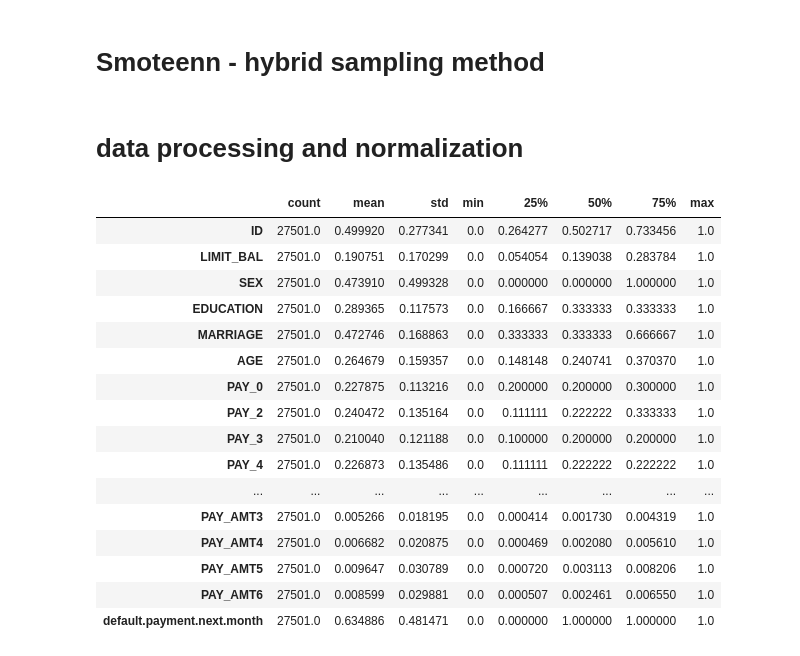
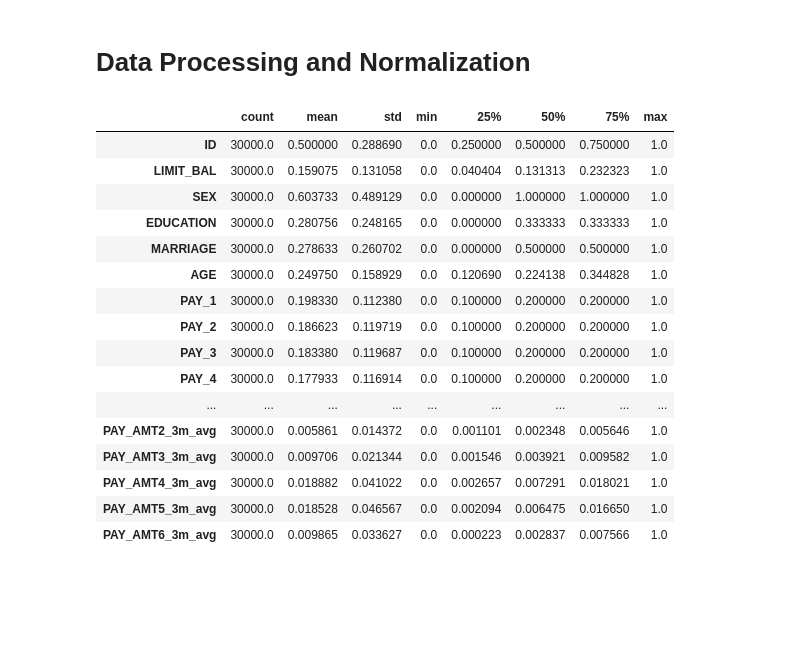
Before and after one commit to rayhanul/COMS572, a Jupyter notebook: project.ipynb, the cells around one changed output. Saved outputs shown, nothing was run; the diff lists cells and outputs as text; code cells hidden in the pictures; blank space fills up the shorter version.

```diff
--- a/project.ipynb
+++ b/project.ipynb
@@ -21,0 +225,23 @@ Name: default.payment.next.month, dtype: int64
+# %%
+# 3 months average bill
+three_months_bill_average = df[billcols[::-1]].rolling(3, axis=1, min_periods=1).mean()
+
+bill_avg_cols_names = {}
+for col_name in billcols:
+  bill_avg_cols_names[col_name] = col_name + '_3m_avg'
+
+three_months_bill_average = three_months_bill_average.rename(columns=bill_avg_cols_names)
+three_months_bill_average = three_months_bill_average[three_months_bill_average.columns[::-1]]
+df = pd.concat([df, three_months_bill_average], axis=1)
+# %%
+# 3 months average payment to bill ratio
+# Creating the average pay columns
+three_months_pay_average = df[pay_amtcols[::-1]].rolling(3, axis=1, min_periods=1).mean()
+
+pay_avg_cols_names = {}
+for col_name in pay_amtcols:
+  pay_avg_cols_names[col_name] = col_name + '_3m_avg'
+
+three_months_pay_average = three_months_pay_average.rename(columns=pay_avg_cols_names)
+three_months_pay_average = three_months_pay_average[three_months_pay_average.columns[::-1]]
+df = pd.concat([df, three_months_pay_average], axis=1)
@@ -22,3 +264,6 @@ Name: default.payment.next.month, dtype: int64
+# %%
+df['payment_score']=df['PAY_1']+df['PAY_2']+df['PAY_3']+df['PAY_4']+df['PAY_5']+df['PAY_6']
+df['bill_amt_score'] =df['payment_score']*df[['BILL_AMT1', 'BILL_AMT2','BILL_AMT3','BILL_AMT4','BILL_AMT5','BILL_AMT6']].mean(axis=1)
 # %%
 df.apply(lambda x:sum(x.isnull()))
 # %% [output]
@@ -62,2 +321,0 @@ df.describe().transpose()
-# %% [markdown]
-# Smoteenn  - hybrid sampling method
@@ -75,4 +322,4 @@ new_df=df_balanced.copy()
-# %% [markdown]
-# data processing and normalization
+# %% [markdown]
+# Data Processing and Normalization
 # %%
 from sklearn.model_selection import train_test_split
@@ -80,25 +326,26 @@ from sklearn.preprocessing import MinMaxScaler
 # %%
-scaler=MinMaxScaler()
-scaler.fit(new_df)
-scaled_features = scaler.transform(new_df)
-new_df = pd.DataFrame(data=scaled_features, columns= new_df.columns.values)
+from sklearn.preprocessing import MinMaxScaler
+scaler = MinMaxScaler()
+scaler.fit(df)
+scaled_features = scaler.transform(df)
+df = pd.DataFrame(data=scaled_features, columns= df.columns.values)
 # %%
-new_df.describe().transpose()
+df.describe().transpose()
 # %% [output]
 |  | count | mean | std | min | 25% | 50% | 75% | max |
-| ID | 27501.0 | 0.499920 | 0.277341 | 0.0 | 0.264277 | 0.502717 | 0.733456 | 1.0 |
-| LIMIT_BAL | 27501.0 | 0.190751 | 0.170299 | 0.0 | 0.054054 | 0.139038 | 0.283784 | 1.0 |
-| SEX | 27501.0 | 0.473910 | 0.499328 | 0.0 | 0.000000 | 0.000000 | 1.000000 | 1.0 |
-| EDUCATION | 27501.0 | 0.289365 | 0.117573 | 0.0 | 0.166667 | 0.333333 | 0.333333 | 1.0 |
-| MARRIAGE | 27501.0 | 0.472746 | 0.168863 | 0.0 | 0.333333 | 0.333333 | 0.666667 | 1.0 |
-| AGE | 27501.0 | 0.264679 | 0.159357 | 0.0 | 0.148148 | 0.240741 | 0.370370 | 1.0 |
-| PAY_0 | 27501.0 | 0.227875 | 0.113216 | 0.0 | 0.200000 | 0.200000 | 0.300000 | 1.0 |
-| PAY_2 | 27501.0 | 0.240472 | 0.135164 | 0.0 | 0.111111 | 0.222222 | 0.333333 | 1.0 |
-| PAY_3 | 27501.0 | 0.210040 | 0.121188 | 0.0 | 0.100000 | 0.200000 | 0.200000 | 1.0 |
-| PAY_4 | 27501.0 | 0.226873 | 0.135486 | 0.0 | 0.111111 | 0.222222 | 0.222222 | 1.0 |
+| ID | 30000.0 | 0.500000 | 0.288690 | 0.0 | 0.250000 | 0.500000 | 0.750000 | 1.0 |
+| LIMIT_BAL | 30000.0 | 0.159075 | 0.131058 | 0.0 | 0.040404 | 0.131313 | 0.232323 | 1.0 |
+| SEX | 30000.0 | 0.603733 | 0.489129 | 0.0 | 0.000000 | 1.000000 | 1.000000 | 1.0 |
+| EDUCATION | 30000.0 | 0.280756 | 0.248165 | 0.0 | 0.000000 | 0.333333 | 0.333333 | 1.0 |
+| MARRIAGE | 30000.0 | 0.278633 | 0.260702 | 0.0 | 0.000000 | 0.500000 | 0.500000 | 1.0 |
+| AGE | 30000.0 | 0.249750 | 0.158929 | 0.0 | 0.120690 | 0.224138 | 0.344828 | 1.0 |
+| PAY_1 | 30000.0 | 0.198330 | 0.112380 | 0.0 | 0.100000 | 0.200000 | 0.200000 | 1.0 |
+| PAY_2 | 30000.0 | 0.186623 | 0.119719 | 0.0 | 0.100000 | 0.200000 | 0.200000 | 1.0 |
+| PAY_3 | 30000.0 | 0.183380 | 0.119687 | 0.0 | 0.100000 | 0.200000 | 0.200000 | 1.0 |
+| PAY_4 | 30000.0 | 0.177933 | 0.116914 | 0.0 | 0.100000 | 0.200000 | 0.200000 | 1.0 |
 | ... | ... | ... | ... | ... | ... | ... | ... | ... |
-| PAY_AMT3 | 27501.0 | 0.005266 | 0.018195 | 0.0 | 0.000414 | 0.001730 | 0.004319 | 1.0 |
-| PAY_AMT4 | 27501.0 | 0.006682 | 0.020875 | 0.0 | 0.000469 | 0.002080 | 0.005610 | 1.0 |
-| PAY_AMT5 | 27501.0 | 0.009647 | 0.030789 | 0.0 | 0.000720 | 0.003113 | 0.008206 | 1.0 |
-| PAY_AMT6 | 27501.0 | 0.008599 | 0.029881 | 0.0 | 0.000507 | 0.002461 | 0.006550 | 1.0 |
-| default.payment.next.month | 27501.0 | 0.634886 | 0.481471 | 0.0 | 0.000000 | 1.000000 | 1.000000 | 1.0 |
+| PAY_AMT2_3m_avg | 30000.0 | 0.005861 | 0.014372 | 0.0 | 0.001101 | 0.002348 | 0.005646 | 1.0 |
+| PAY_AMT3_3m_avg | 30000.0 | 0.009706 | 0.021344 | 0.0 | 0.001546 | 0.003921 | 0.009582 | 1.0 |
+| PAY_AMT4_3m_avg | 30000.0 | 0.018882 | 0.041022 | 0.0 | 0.002657 | 0.007291 | 0.018021 | 1.0 |
+| PAY_AMT5_3m_avg | 30000.0 | 0.018528 | 0.046567 | 0.0 | 0.002094 | 0.006475 | 0.016650 | 1.0 |
+| PAY_AMT6_3m_avg | 30000.0 | 0.009865 | 0.033627 | 0.0 | 0.000223 | 0.002837 | 0.007566 | 1.0 |
```
Also changed, not shown: parts of 102 cells of this notebook, 1 other file.
